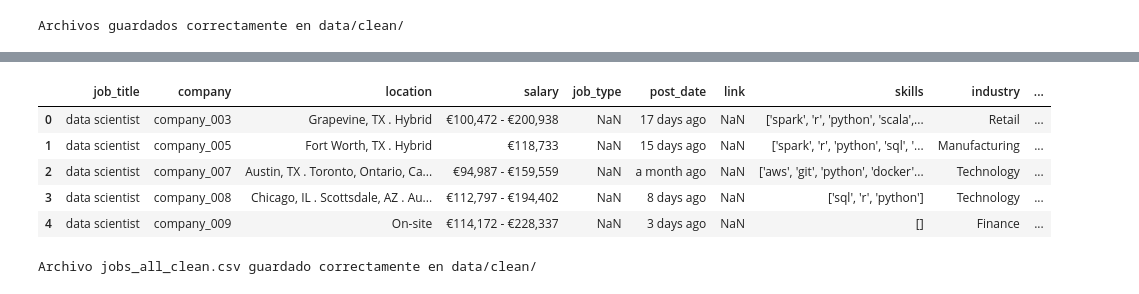
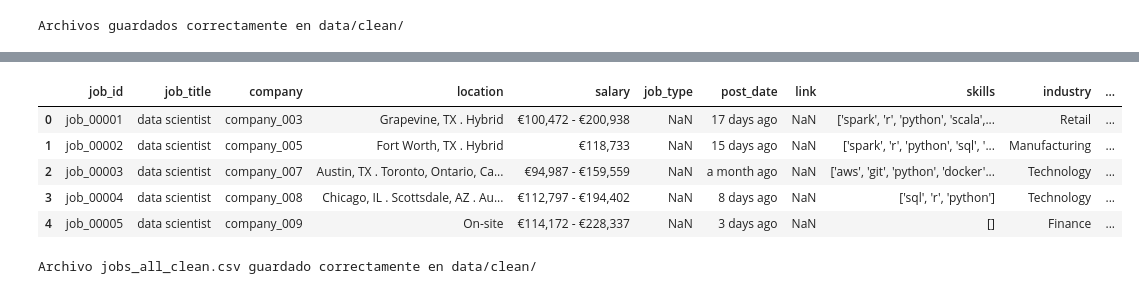
Before and after one commit to Gema-Villanueva/proyecto-eda-roles-datos, a Jupyter notebook: notebooks/02_cleaning.ipynb, the cells around one changed output, grey strips where cells are left out. Saved outputs shown, nothing was run; the diff lists cells and outputs as text; code cells hidden in the pictures.

```diff
--- a/notebooks/02_cleaning.ipynb
+++ b/notebooks/02_cleaning.ipynb
@@ -275,0 +394,6 @@ Esta comprobación permite entender el estado inicial de los datos antes de modi
+# %%
+# Primeras filas de cada dataset / First rows of each dataset
+for dataset_name, dataframe in raw_datasets.items():
+    print(f"\n{dataset_name}")
+    print("-" * len(dataset_name))
+    display(dataframe.head(3))
@@ -325,11 +509,19 @@ memory usage: 96.0 KB
 # %%
 df_jobs_clean = df_jobs.copy()
 
+# Normalizar nombres de columnas / Normalize column names
 df_jobs_clean = normalize_column_names(df_jobs_clean)
+
+# Asegurar columnas comunes para ofertas / Ensure common job-posting columns
+df_jobs_clean = add_missing_columns(df_jobs_clean, job_standard_columns)
+df_jobs_clean["source_dataset"] = "df_jobs"
+
+# Limpiar columnas de texto / Clean text columns
 df_jobs_clean = clean_text_columns(df_jobs_clean)
 
-duplicados_jobs = df_jobs_clean.duplicated().sum()
-print(f"Duplicados encontrados en df_jobs: {duplicados_jobs}")
+# Eliminar duplicados / Remove duplicates
+duplicate_jobs = df_jobs_clean.duplicated().sum()
+print(f"Duplicados encontrados en df_jobs: {duplicate_jobs}")
 
 df_jobs_clean = df_jobs_clean.drop_duplicates()
 
@@ -1041,62 +1141,37 @@ El dataset de Stack Overflow se mantiene separado porque responde a otra pregunt
 # ============================================================
 
 # Creamos una versión estandarizada de df_jobs_clean / Create a standardized version of df_jobs_clean
-jobs_1 = pd.DataFrame()
-
-jobs_1["job_title"] = df_jobs_clean.get("job_title")
-jobs_1["company"] = df_jobs_clean.get("company")
-jobs_1["location"] = df_jobs_clean.get("location")
-jobs_1["salary"] = df_jobs_clean.get("salary")
-jobs_1["job_type"] = np.nan
-jobs_1["post_date"] = df_jobs_clean.get("post_date")
-jobs_1["link"] = np.nan
-jobs_1["skills"] = df_jobs_clean.get("skills")
-jobs_1["industry"] = df_jobs_clean.get("industry")
-jobs_1["seniority_level"] = df_jobs_clean.get("seniority_level")
+jobs_1 = df_jobs_clean.copy()
+jobs_1 = add_missing_columns(jobs_1, job_standard_columns)
+jobs_1 = jobs_1[job_standard_columns]
 jobs_1["source_dataset"] = "df_jobs"
 
-
 # Creamos una versión estandarizada de df_tecno_clean / Create a standardized version of df_tecno_clean
-jobs_2 = pd.DataFrame()
-
-jobs_2["job_title"] = df_tecno_clean.get("titulo")
-jobs_2["company"] = df_tecno_clean.get("empresa")
-jobs_2["location"] = df_tecno_clean.get("ubicacion")
-jobs_2["salary"] = df_tecno_clean.get("salario")
-jobs_2["job_type"] = df_tecno_clean.get("tipo_de_trabajo")
-jobs_2["post_date"] = df_tecno_clean.get("fecha_de_publicacion")
-jobs_2["link"] = df_tecno_clean.get("enlace")
-jobs_2["skills"] = np.nan
-jobs_2["industry"] = np.nan
-jobs_2["seniority_level"] = np.nan
+jobs_2 = df_tecno_clean.copy()
+jobs_2 = add_missing_columns(jobs_2, job_standard_columns)
+jobs_2 = jobs_2[job_standard_columns]
 jobs_2["source_dataset"] = "df_tecno"
-
 
 # Preparamos datos de scraping si existen / Prepare scraping data if available
 jobs_3 = scraping_jobs_clean.copy()
-
-for col in scraping_template_columns:
-    if col not in jobs_3.columns:
-        jobs_3[col] = np.nan
-
-jobs_3 = jobs_3[scraping_template_columns]
+jobs_3 = add_missing_columns(jobs_3, job_standard_columns)
+jobs_3 = jobs_3[job_standard_columns]
 jobs_3["source_dataset"] = jobs_3["source_dataset"].fillna("scraping")
-
 
 # Unimos los datasets de ofertas / Combine the job posting datasets
 jobs_all_clean = pd.concat([jobs_1, jobs_2, jobs_3], ignore_index=True)
 
 # Eliminamos filas completamente vacías en las columnas principales / Remove fully empty rows in the main columns
-columnas_principales = ["job_title", "company", "location", "salary", "job_type", "post_date", "link"]
+main_columns = ["job_title", "company", "location", "salary", "job_type", "post_date", "link"]
 
 jobs_all_clean = jobs_all_clean.dropna(
     how="all",
-    subset=columnas_principales
+    subset=main_columns
 )
 
 # Eliminamos duplicados exactos / Remove exact duplicates
-duplicados_jobs_all = jobs_all_clean.duplicated().sum()
-print(f"Duplicados encontrados en jobs_all_clean: {duplicados_jobs_all}")
+duplicate_jobs_all = jobs_all_clean.duplicated().sum()
+print(f"Duplicados encontrados en jobs_all_clean: {duplicate_jobs_all}")
 
 jobs_all_clean = jobs_all_clean.drop_duplicates()
 
@@ -1119,9 +1195,9 @@ Tamaño de jobs_all_clean: (1542, 11)
-|  | job_title | company | location | salary | job_type | post_date | link | skills | industry | ... |
-| 0 | data scientist | company_003 | Grapevine, TX . Hybrid | €100,472 - €200,938 | NaN | 17 days ago | NaN | ['spark', 'r', 'python', 'scala',... | Retail | ... |
-| 1 | data scientist | company_005 | Fort Worth, TX . Hybrid | €118,733 | NaN | 15 days ago | NaN | ['spark', 'r', 'python', 'sql', '... | Manufacturing | ... |
-| 2 | data scientist | company_007 | Austin, TX . Toronto, Ontario, Ca... | €94,987 - €159,559 | NaN | a month ago | NaN | ['aws', 'git', 'python', 'docker'... | Technology | ... |
-| 3 | data scientist | company_008 | Chicago, IL . Scottsdale, AZ . Au... | €112,797 - €194,402 | NaN | 8 days ago | NaN | ['sql', 'r', 'python'] | Technology | ... |
-| 4 | data scientist | company_009 | On-site | €114,172 - €228,337 | NaN | 3 days ago | NaN | [] | Finance | ... |
+|  | job_id | job_title | company | location | salary | job_type | post_date | link | skills | industry | ... |
+| 0 | job_00001 | data scientist | company_003 | Grapevine, TX . Hybrid | €100,472 - €200,938 | NaN | 17 days ago | NaN | ['spark', 'r', 'python', 'scala',... | Retail | ... |
+| 1 | job_00002 | data scientist | company_005 | Fort Worth, TX . Hybrid | €118,733 | NaN | 15 days ago | NaN | ['spark', 'r', 'python', 'sql', '... | Manufacturing | ... |
+| 2 | job_00003 | data scientist | company_007 | Austin, TX . Toronto, Ontario, Ca... | €94,987 - €159,559 | NaN | a month ago | NaN | ['aws', 'git', 'python', 'docker'... | Technology | ... |
+| 3 | job_00004 | data scientist | company_008 | Chicago, IL . Scottsdale, AZ . Au... | €112,797 - €194,402 | NaN | 8 days ago | NaN | ['sql', 'r', 'python'] | Technology | ... |
+| 4 | job_00005 | data scientist | company_009 | On-site | €114,172 - €228,337 | NaN | 3 days ago | NaN | [] | Finance | ... |
 # %%
 # Guardar dataset unificado de ofertas / Save unified job postings dataset
 jobs_all_clean.to_csv(DATA_CLEAN / "jobs_all_clean.csv", index=False)
```
Also changed, not shown: parts of 47 cells of this notebook, 3 other files.
